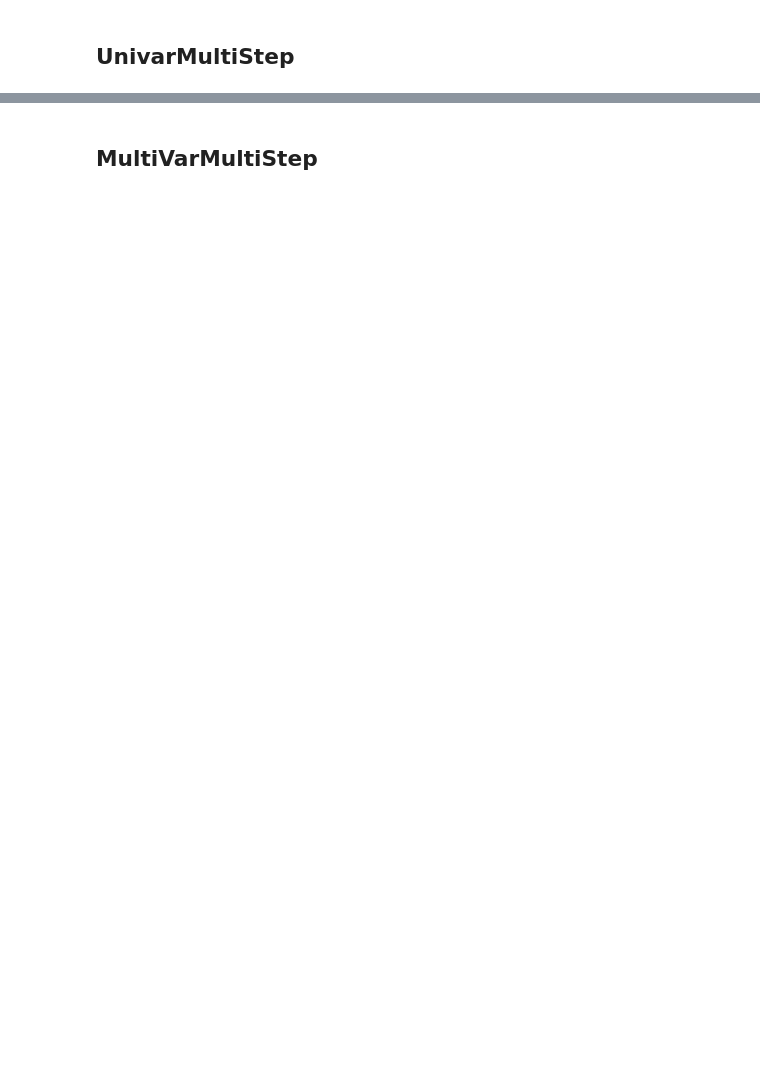
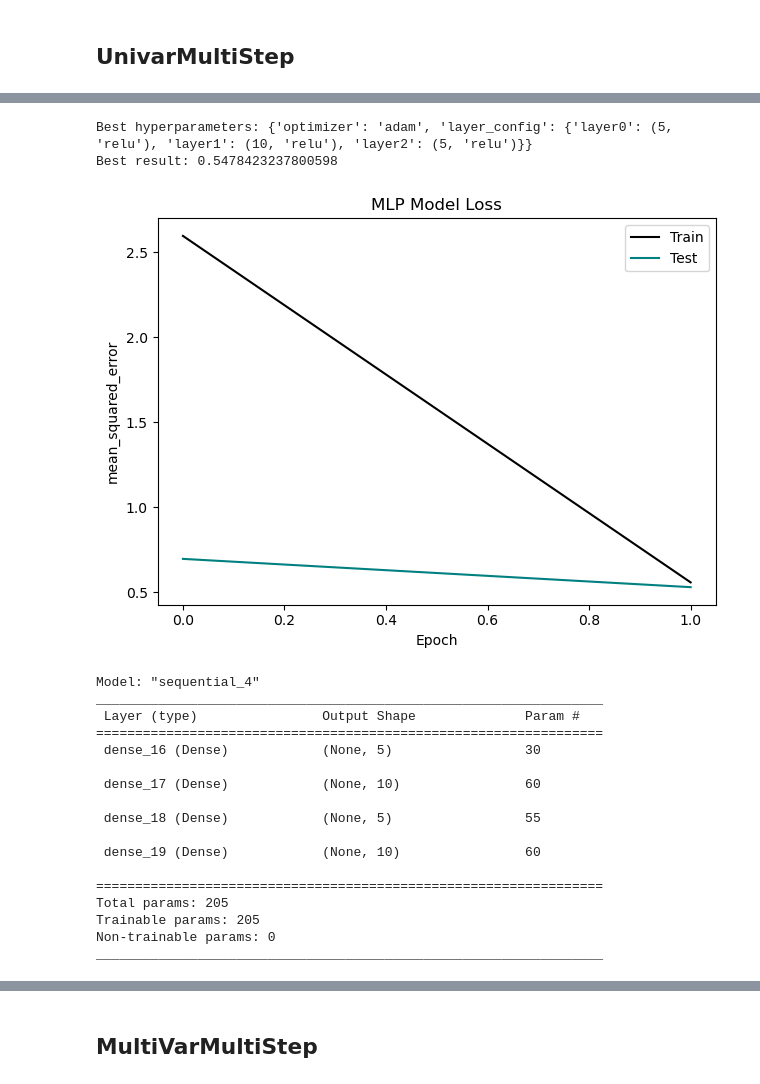
Before and after one commit to maxmekiska/ImbriumTesting-Demo, a Jupyter notebook: TestAll.ipynb, the cells around one changed output, grey strips where cells are left out. Drawn from its saved outputs; the diff is of its cells as text; code cells hidden in the pictures; blank space fills up the shorter version.

```diff
--- a/TestAll.ipynb
+++ b/TestAll.ipynb
@@ -18,0 +53,18 @@ predictor1.model_blueprint()
+# %%
+predictor1 = OptimizePureUni(steps_past=5, steps_future=10, data=data, scale='')
+
+@seeker(optimizer_range=["adam", "sgd"],
+        layer_config_range= [
+            {'layer0': (5, 'relu'), 'layer1': (10,'relu'), 'layer2': (5, 'relu')},
+            {'layer0': (2, 'relu'), 'layer1': (5, 'relu'), 'layer2': (2, 'relu')}
+        ],
+        optimization_target='minimize', n_trials = 3)
+def create_fit_model(predictor: object, *args, **kwargs):
+    return predictor.create_fit_mlp(*args, **kwargs)
+
+create_fit_model(predictor1, loss='mean_squared_error', metrics='mean_squared_error', epochs=2,
+                 show_progress=0, validation_split=0.20, monitor='val_loss', patience=2, min_delta=0, verbose=1)
+predictor1.show_performance()
+predictor1.predict(data.tail(5))
+predictor1.model_blueprint()
+# %% [output]
@@ -19,2 +75,22 @@ predictor1.model_blueprint()
+Best hyperparameters: {'optimizer': 'adam', 'layer_config': {'layer0': (5, 'relu'), 'layer1': (10, 'relu'), 'layer2': (5, 'relu')}}
+Best result: 0.5478423237800598
+[figure, added]
+Model: "sequential_4"
+_________________________________________________________________
+ Layer (type)                Output Shape              Param #
+=================================================================
+ dense_16 (Dense)            (None, 5)                 30
+
+ dense_17 (Dense)            (None, 10)                60
+
+ dense_18 (Dense)            (None, 5)                 55
+
+ dense_19 (Dense)            (None, 10)                60
+
+=================================================================
+Total params: 205
+Trainable params: 205
+Non-trainable params: 0
+_________________________________________________________________
 # %%
 predictor2 = PureUni(steps_past =  5, steps_future = 10, data = data, scale = 'normalize')
```
Also changed, not shown: parts of 87 cells of this notebook, 1 other file.
